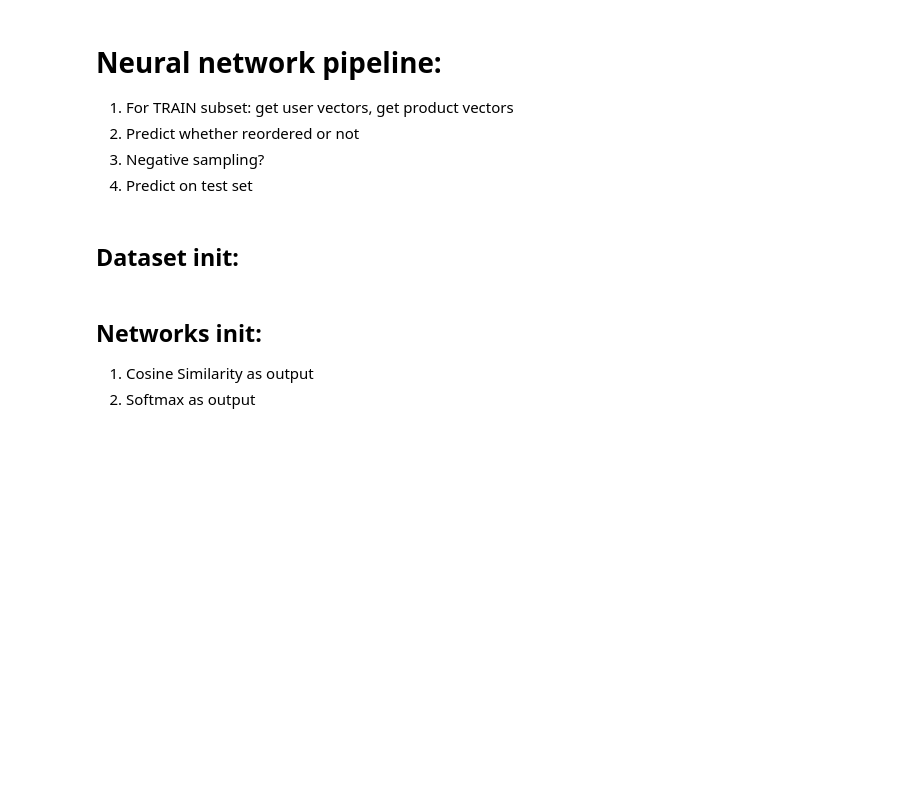
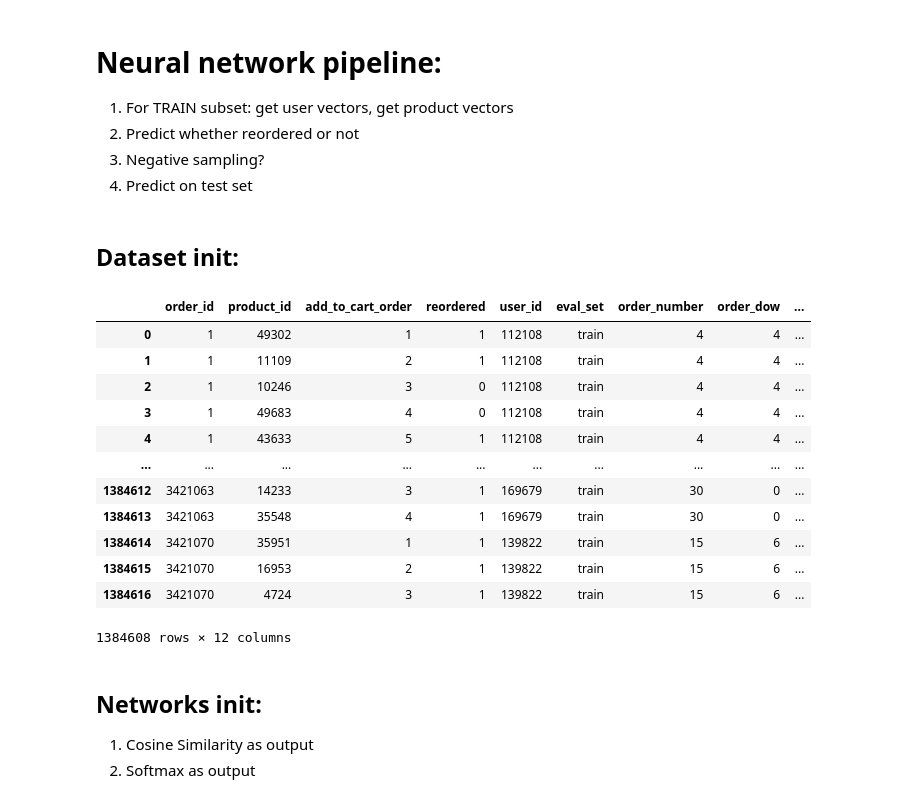
Before and after one commit to Gagampy/rec_sys, a Jupyter notebook: notebooks/RecSys.Task1.ipynb, the cells around one changed output. Saved outputs shown, nothing was run; the diff lists cells and outputs as text; code cells hidden in the pictures; blank space fills up the shorter version.

Commit message:
Changed task 1 train-val split

```diff
--- a/notebooks/RecSys.Task1.ipynb
+++ b/notebooks/RecSys.Task1.ipynb
@@ -130,0 +145,7 @@ orders_detailed_test.head()
+# %%
+# 'split':
+train_set = orders_detailed.query("eval_set == 'prior'")
+val_set = orders_detailed.query("eval_set == 'train'")
+# %%
+# Keep products only from train:
+val_set = val_set.query("product_id in @train_set.product_id")
@@ -196,10 +241,0 @@ from sklearn.model_selection import train_test_split
-# %%
-train_set = orders_detailed.query("eval_set == 'train'")
-train_set.sample(10)
-
-train_set, val_set = train_test_split(
-    train_set,
-    test_size=.3,
-    random_state=42,
-#     stratify=train_set.user_id  # there are users with 1 row, error
-)
@@ -270,6 +315,22 @@ class UserProductDataset(Dataset):
         label = self.labels[idx]
 
         return user_vector, product_vector, label
+# %%
+val_set
+# %% [output]
+|  | order_id | product_id | add_to_cart_order | reordered | user_id | eval_set | order_number | order_dow | ... |
+| 0 | 1 | 49302 | 1 | 1 | 112108 | train | 4 | 4 | ... |
+| 1 | 1 | 11109 | 2 | 1 | 112108 | train | 4 | 4 | ... |
+| 2 | 1 | 10246 | 3 | 0 | 112108 | train | 4 | 4 | ... |
+| 3 | 1 | 49683 | 4 | 0 | 112108 | train | 4 | 4 | ... |
+| 4 | 1 | 43633 | 5 | 1 | 112108 | train | 4 | 4 | ... |
+| ... | ... | ... | ... | ... | ... | ... | ... | ... | ... |
+| 1384612 | 3421063 | 14233 | 3 | 1 | 169679 | train | 30 | 0 | ... |
+| 1384613 | 3421063 | 35548 | 4 | 1 | 169679 | train | 30 | 0 | ... |
+| 1384614 | 3421070 | 35951 | 1 | 1 | 139822 | train | 15 | 6 | ... |
+| 1384615 | 3421070 | 16953 | 2 | 1 | 139822 | train | 15 | 6 | ... |
+| 1384616 | 3421070 | 4724 | 3 | 1 | 139822 | train | 15 | 6 | ... |
+1384608 rows × 12 columns
 # %%
 train_dataset = UserProductDataset(
     dataframe=train_set,
```
Also changed, not shown: parts of 25 cells of this notebook.
